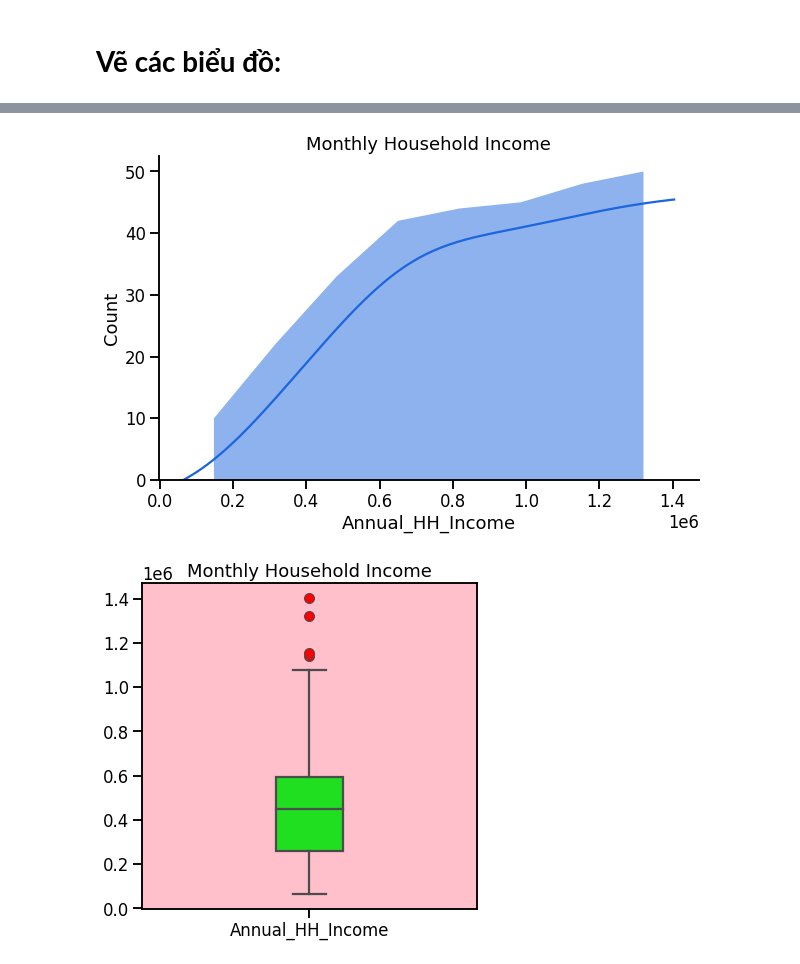
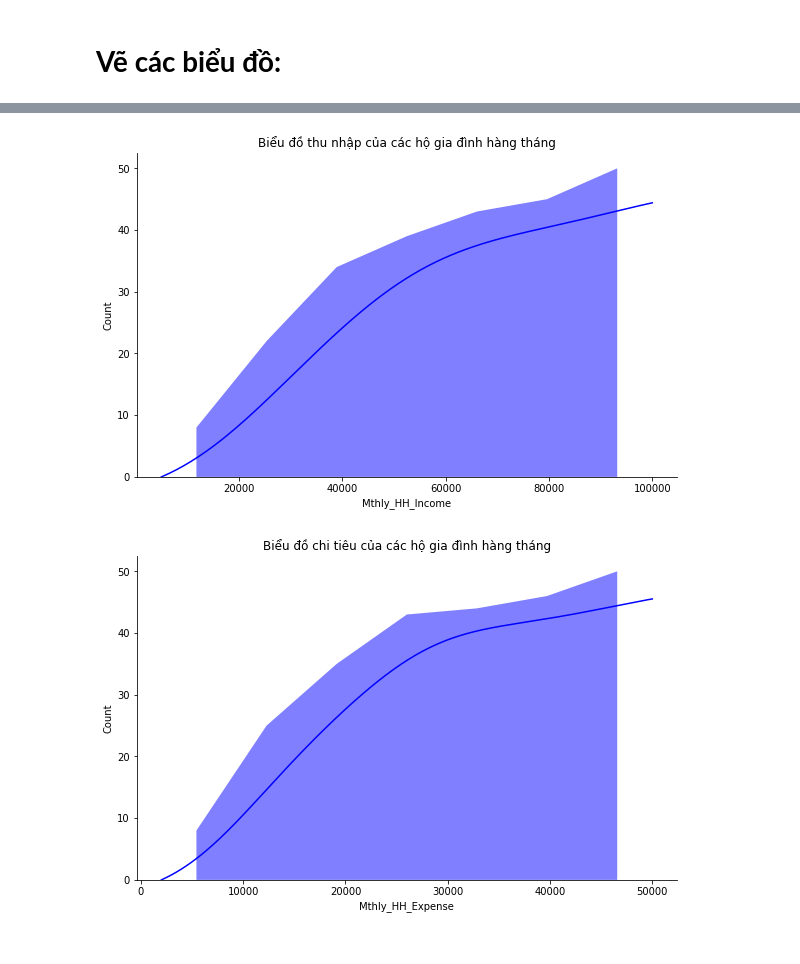
Before and after one commit to lmquann/DoAnPTDLPython2022, a Jupyter notebook: DOAN_ThongKeMoTa.ipynb, the cells around one changed output, grey strips where cells are left out. Cells and saved outputs as stored; diff of their text form; code cells hidden in the pictures.

```diff
--- a/DOAN_ThongKeMoTa.ipynb
+++ b/DOAN_ThongKeMoTa.ipynb
@@ -153,9 +184,8 @@ box_plot("Mthly_HH_Expense", title="Mthly_HH_Expense")
 # %%
-# Biểu đồ thể hiện sự phân bố thu nhập hàng năm của các hộ gia đình
-histogram("Annual_HH_Income", title="Monthly Household Income")
+his("Mthly_HH_Income", title="Biểu đồ thu nhập của các hộ gia đình hàng tháng")
 # %% [output]
-[figure, old version]
+[figure, new version]
-# %%
-box_plot("Annual_HH_Income", title="Monthly Household Income")
-# %% [output]
-[figure, removed]
+# %%
+his("Mthly_HH_Expense", title = "Biểu đồ chi tiêu của các hộ gia đình hàng tháng")
+# %% [output]
+[figure, added]
```
Also changed, not shown: parts of 51 cells of this notebook.
